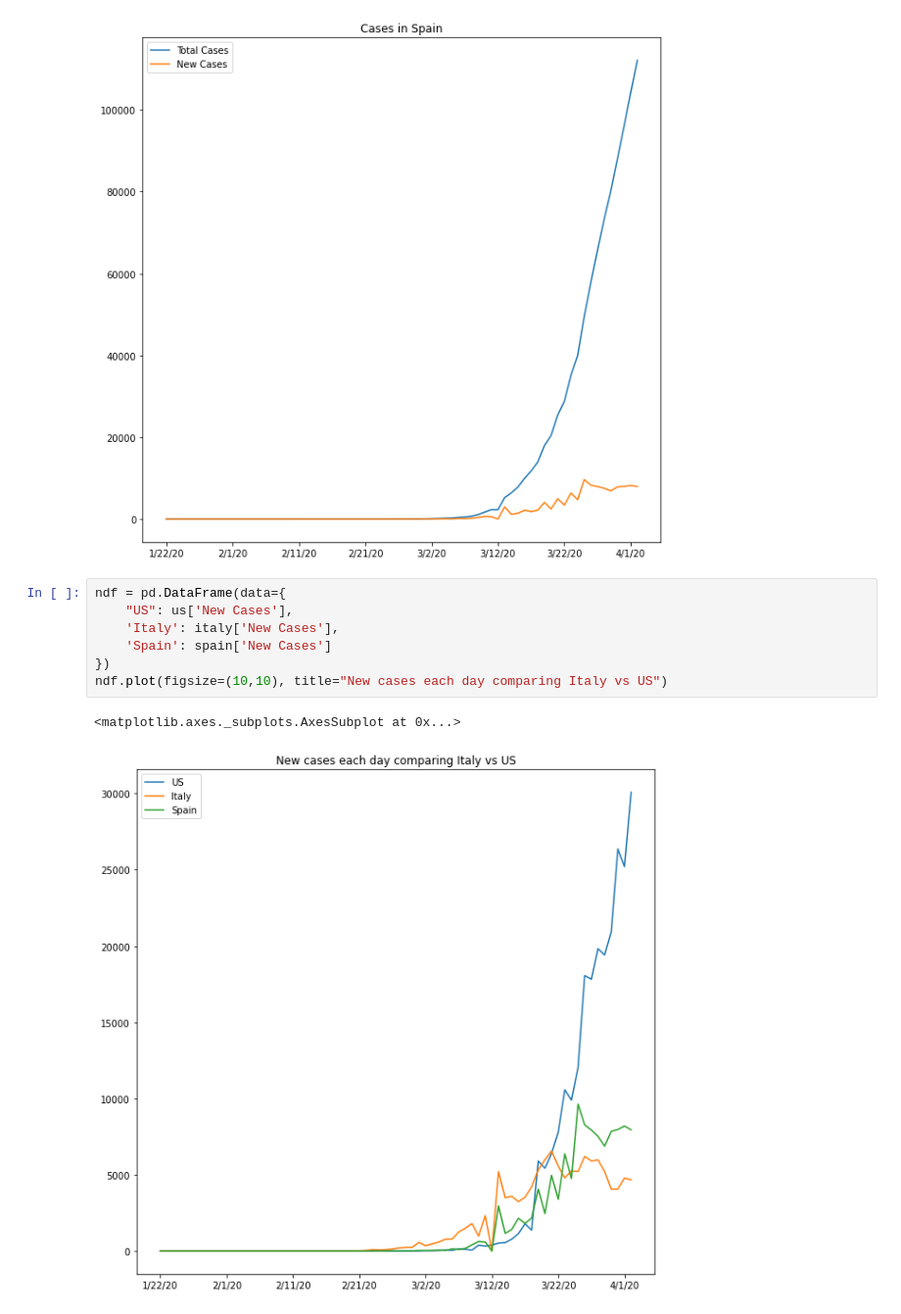
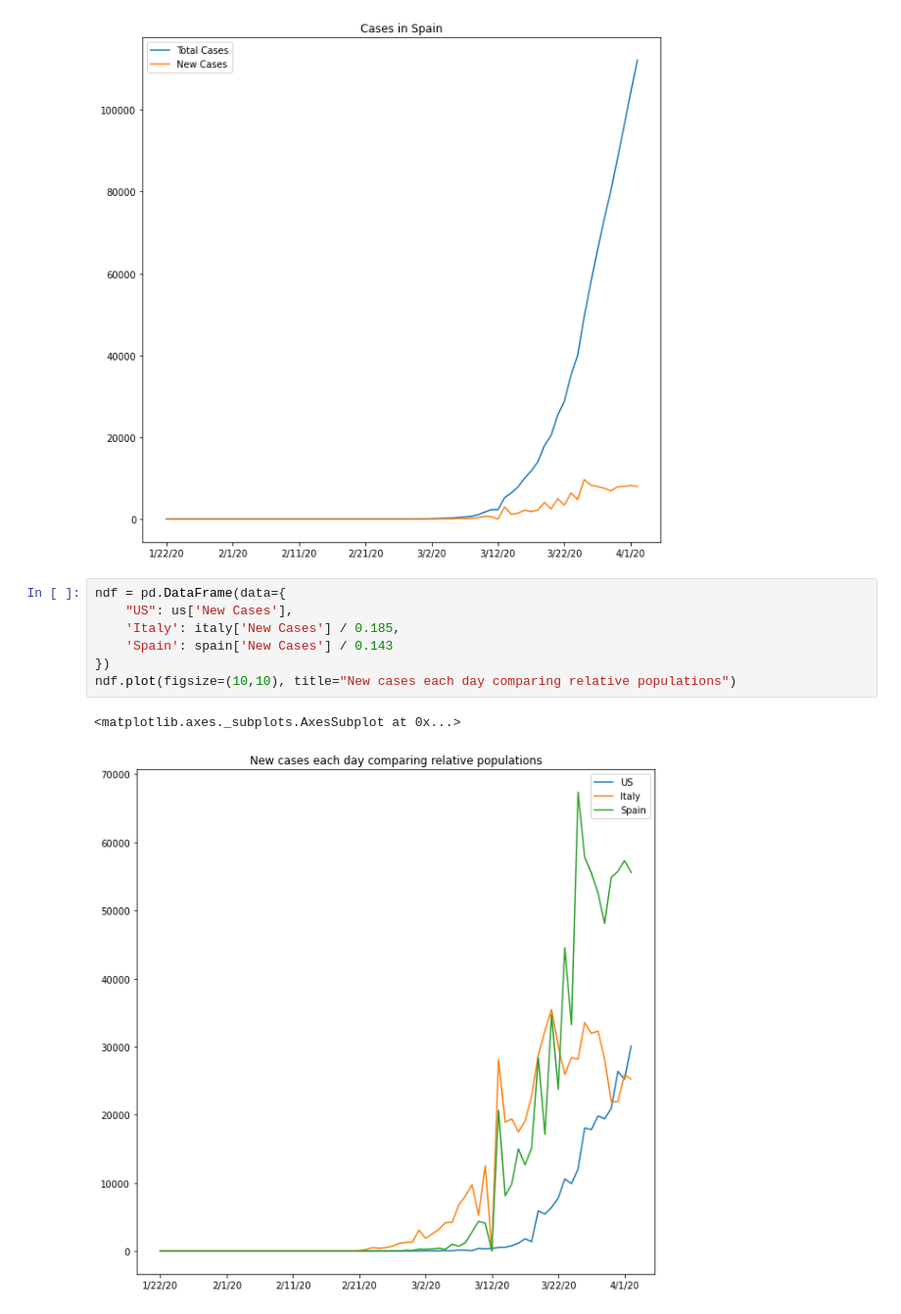
Before and after one commit to whynotavailable/notebooks, a Jupyter notebook: covid/time_series.ipynb, the cells around one changed output. Shown at 98% size. Drawn from its saved outputs; the diff is of its cells as text.

Commit message:
changed daily increases to relative scaling

```diff
--- a/covid/time_series.ipynb
+++ b/covid/time_series.ipynb
@@ -80,10 +80,10 @@ spain.plot(figsize=(10,10), title='Cases in Spain')
 # %%
 ndf = pd.DataFrame(data={
     "US": us['New Cases'],
-    'Italy': italy['New Cases'],
-    'Spain': spain['New Cases']
+    'Italy': italy['New Cases'] / 0.185,
+    'Spain': spain['New Cases'] / 0.143
 })
-ndf.plot(figsize=(10,10), title="New cases each day comparing Italy vs US")
+ndf.plot(figsize=(10,10), title="New cases each day comparing relative populations")
 # %% [output]
 <matplotlib.axes._subplots.AxesSubplot at 0x...>
-[figure, old version]
+[figure, new version]
```
